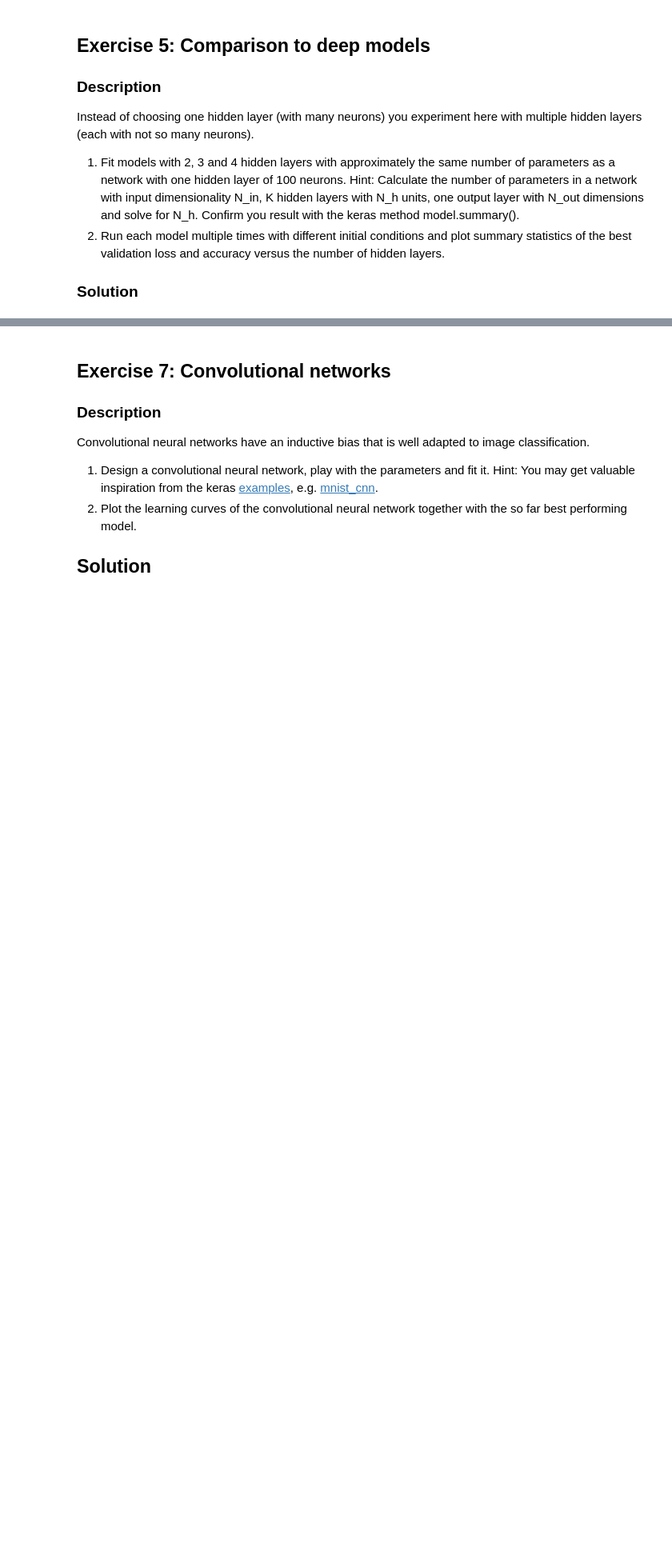
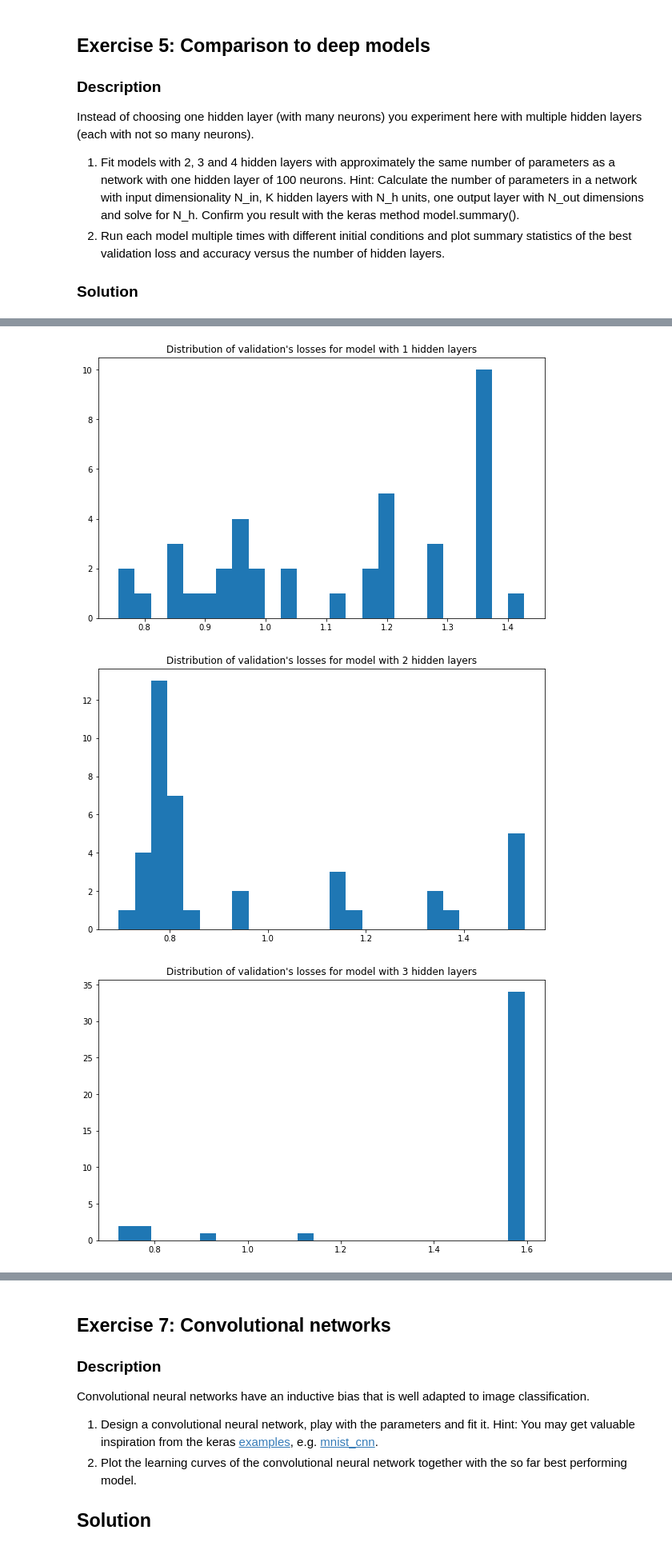
Before and after one commit to Amaumaury/ArtificialNeuralNetworks, a Jupyter notebook: miniproject1.ipynb, the cells around one changed output, grey strips where cells are left out. Shown at 80% size. Cells and saved outputs as stored; diff of their text form; code cells hidden in the pictures; blank space fills up the shorter version.

```diff
--- a/miniproject1.ipynb
+++ b/miniproject1.ipynb
@@ -494,7 +524,7 @@ def model_factory(units, layers, weight_regularizer, bias_regularizer, dropout=N
         model_builder.add(Dropout(dropout[0]))
 
     # Hidden layers
-    for i in range(layers):
+    for i in range(layers-1):
         model_builder.add(dense_factory((units,), units, weight_regularizer, bias_regularizer))
         if dropout is not None:
             model_builder.add(Dropout(dropout[1]))
@@ -515,22 +545,22 @@ size_per_layer_2_hidden = 77
 size_per_layer_3_hidden = 66
 size_per_layer_4_hidden = 59
 
-def model_1_hidden_factory(weight_regularizer=null_reg, bias_regularizer=null_reg, dropout=None):
+def model_1_hidden_factory(weight_regularizer=None, bias_regularizer=None, dropout=None):
     return model_factory(size_per_layer_1_hidden, 1, weight_regularizer, bias_regularizer, dropout)
 
-def model_2_hidden_factory(weight_regularizer=null_reg, bias_regularizer=null_reg, dropout=None):
+def model_2_hidden_factory(weight_regularizer=None, bias_regularizer=None, dropout=None):
     return model_factory(size_per_layer_2_hidden, 2, weight_regularizer, bias_regularizer, dropout)
 
-def model_3_hidden_factory(weight_regularizer=null_reg, bias_regularizer=null_reg, dropout=None):
+def model_3_hidden_factory(weight_regularizer=None, bias_regularizer=None, dropout=None):
     return model_factory(size_per_layer_3_hidden, 3, weight_regularizer, bias_regularizer, dropout)
 
-def model_4_hidden_factory(weight_regularizer=null_reg, bias_regularizer=null_reg, dropout=None):
+def model_4_hidden_factory(weight_regularizer=None, bias_regularizer=None, dropout=None):
     return model_factory(size_per_layer_4_hidden, 4, weight_regularizer, bias_regularizer, dropout)
 
 def compile_model(model):
     model.compile(
         loss=keras.losses.categorical_crossentropy,
-        optimizer=Adam(lr=0.001),
+        optimizer=Adam(lr=0.01),
         metrics=['accuracy']
     )
 
@@ -538,7 +568,7 @@ def fit_model(model, x_train=x_train, y_train=y_train, x_test=x_test, y_test=y_t
     h = model.fit(
         x_train, y_train,
         validation_data=(x_test, y_test),
-        epochs=50,
+        epochs=80,
         verbose=1,
         callbacks=[keras.callbacks.EarlyStopping('val_loss', patience=5, min_delta=0.001)]
     )
@@ -546,7 +604,7 @@ def fit_model(model, x_train=x_train, y_train=y_train, x_test=x_test, y_test=y_t
 # %%
-model_factories = [model_2_hidden_factory, model_3_hidden_factory, model_4_hidden_factory]
+model_factories = [model_1_hidden_factory, model_2_hidden_factory, model_3_hidden_factory, model_4_hidden_factory]
 
-try_per_model = 3
+try_per_model = 40
 
 results = []
 
@@ -587,0 +648,14 @@ Epoch 6/50
+# %%
+# Not sure about that, val_loss and val_acc in this case are not necessarily linked (not the same epoch)
+
+best_results = [[[min(res.history['val_loss']), max(res.history['val_acc'])] for res in model_res] for model_res in results]
+# %%
+for i, model_results in enumerate(best_results):
+    val_loss, val_acc = list(zip(*model_results))
+    plt.hist(val_loss, bins=25)
+    plt.title("Distribution of validation's losses for model with " + str(i+1) + " hidden layers")
+    plt.show()
+# %% [output]
+[figure, added]
+[figure, added]
+[figure, added]
```
Also changed, not shown: parts of 21 cells of this notebook.
